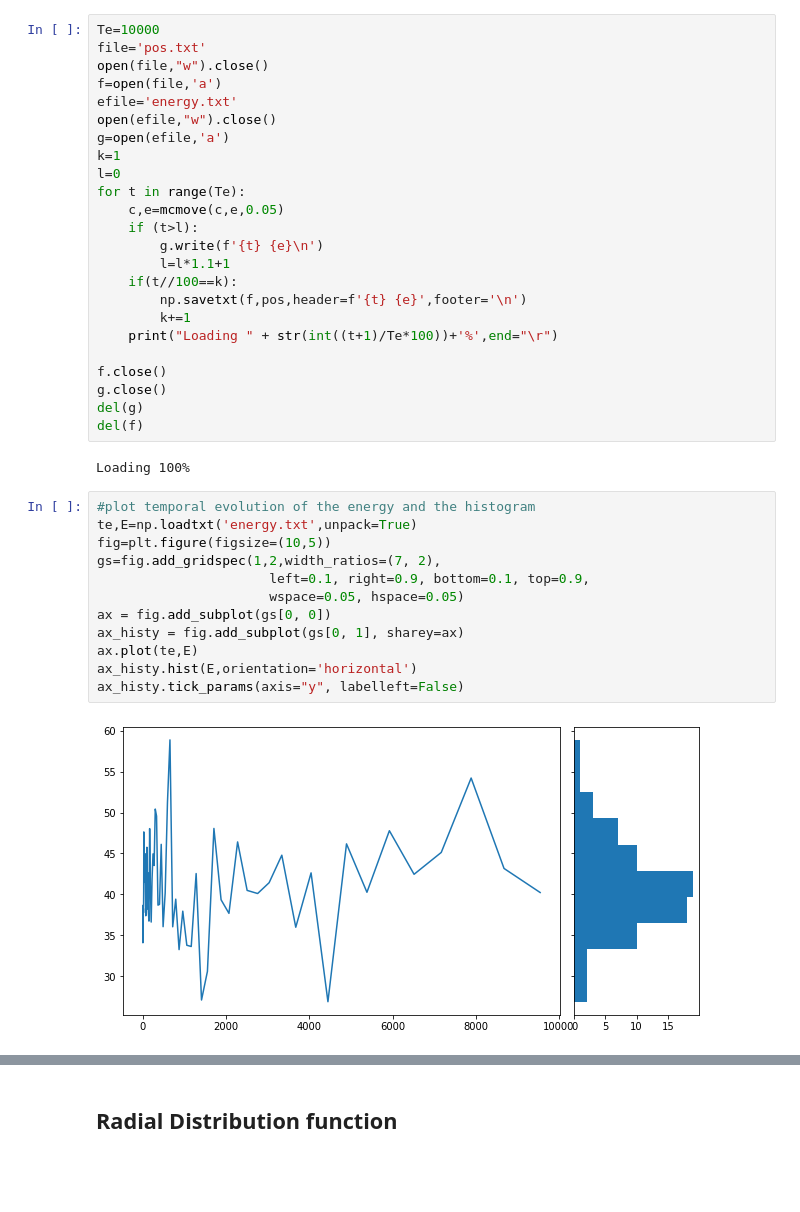
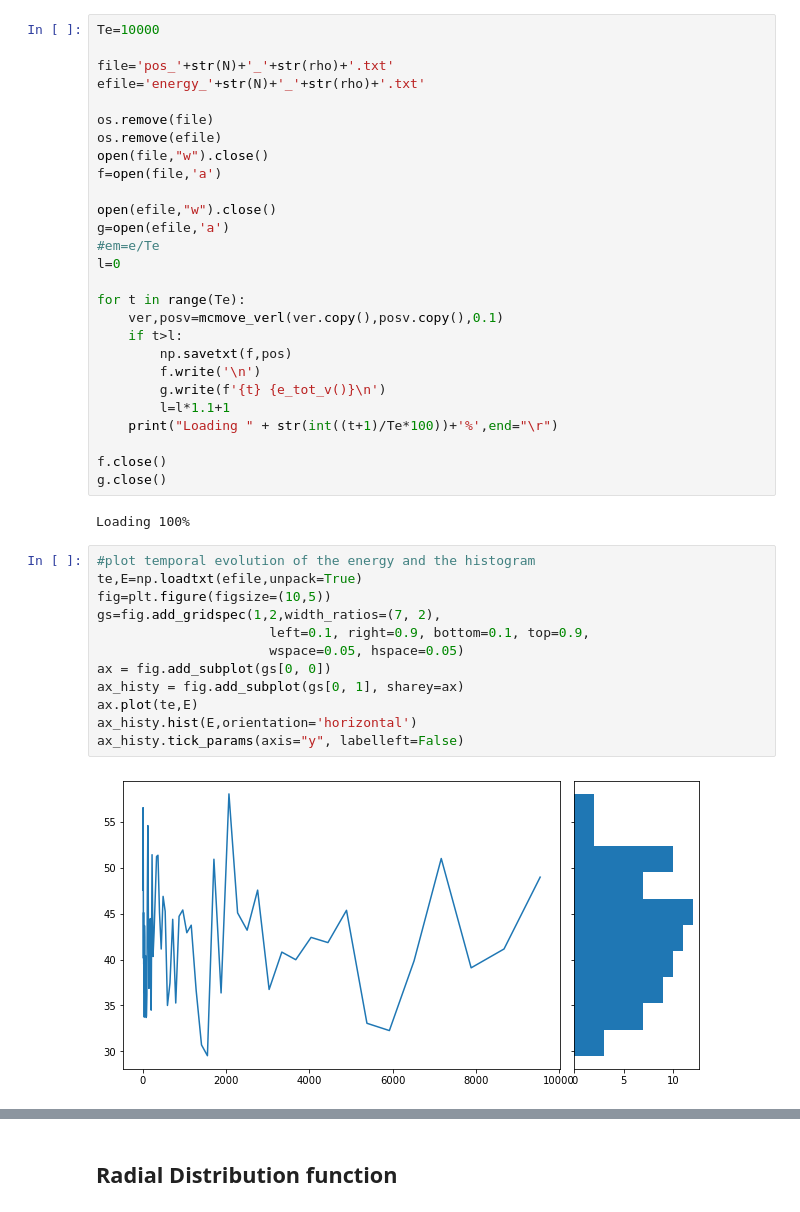
Before and after one commit to CarloGiorgio/Liquid-simulations, a Jupyter notebook: Liquids/Codes/lj_cell.ipynb, the cells around one changed output, grey strips where cells are left out. Cells and saved outputs as stored; diff of their text form; blank space fills up the shorter version.

```diff
--- a/Liquids/Codes/lj_cell.ipynb
+++ b/Liquids/Codes/lj_cell.ipynb
@@ -191,40 +109,43 @@ def mcmove(c,e,step=0.2):
 # %%
 Te=10000
-file='pos.txt'
+
+file='pos_'+str(N)+'_'+str(rho)+'.txt'
+efile='energy_'+str(N)+'_'+str(rho)+'.txt'
+
+os.remove(file)
+os.remove(efile)
 open(file,"w").close()
 f=open(file,'a')
-efile='energy.txt'
+
 open(efile,"w").close()
 g=open(efile,'a')
-k=1
+#em=e/Te
 l=0
+
 for t in range(Te):
-    c,e=mcmove(c,e,0.05)
-    if (t>l):
-        g.write(f'{t} {e}\n')
+    ver,posv=mcmove_verl(ver.copy(),posv.copy(),0.1)
+    if t>l:
+        np.savetxt(f,pos)
+        f.write('\n')
+        g.write(f'{t} {e_tot_v()}\n')
         l=l*1.1+1
-    if(t//100==k):
-        np.savetxt(f,pos,header=f'{t} {e}',footer='\n')
-        k+=1
     print("Loading " + str(int((t+1)/Te*100))+'%',end="\r")
 
 f.close()
 g.close()
-del(g)
-del(f)
 # %% [output]
 Loading 100%
 # %%
 #plot temporal evolution of the energy and the histogram
-te,E=np.loadtxt('energy.txt',unpack=True)
+te,E=np.loadtxt(efile,unpack=True)
 fig=plt.figure(figsize=(10,5))
 gs=fig.add_gridspec(1,2,width_ratios=(7, 2),
                       left=0.1, right=0.9, bottom=0.1, top=0.9,
                       wspace=0.05, hspace=0.05)
 ax = fig.add_subplot(gs[0, 0])
 ax_histy = fig.add_subplot(gs[0, 1], sharey=ax)
 ax.plot(te,E)
 ax_histy.hist(E,orientation='horizontal')
 ax_histy.tick_params(axis="y", labelleft=False)
 # %% [output]
-[figure, old version]
+[figure, new version]
```
Also changed, not shown: parts of 24 cells of this notebook.
